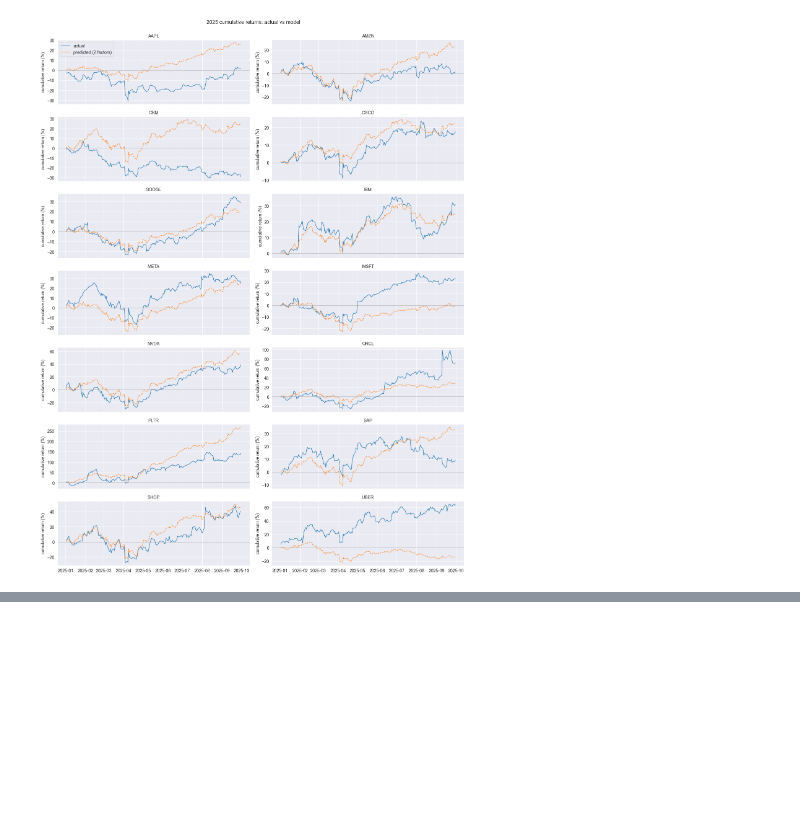
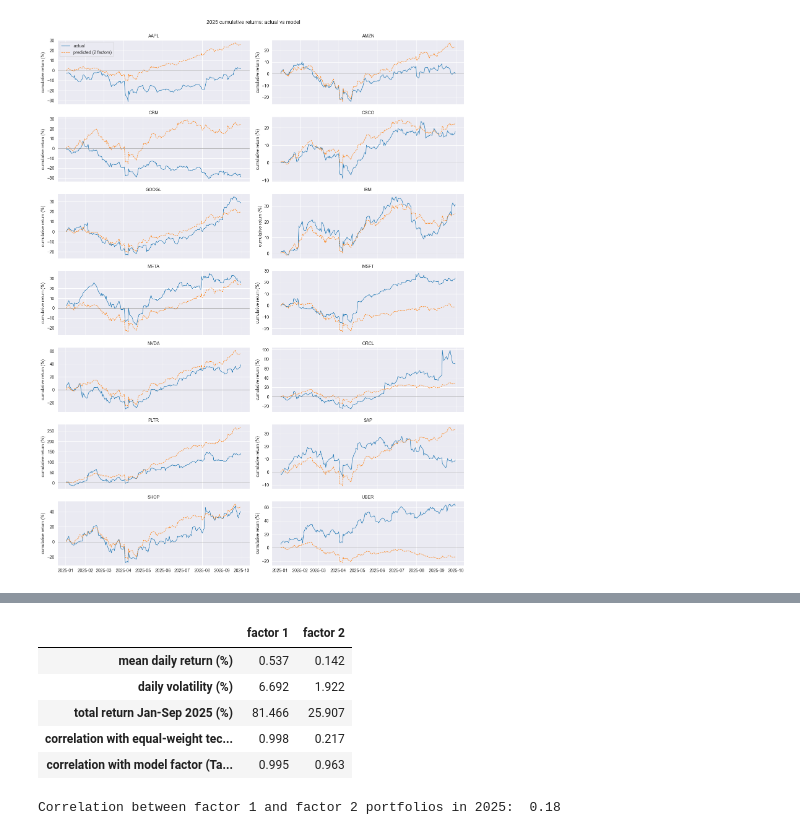
Before and after one commit to Gok-ML-AI/ARPM, a Jupyter notebook: module-01-linear-mean-covariance/Principal-Component-Analysis/pp_orincipal_component_portfolios_of_technology_stocks.ipynb, the cells around one changed output, grey strips where cells are left out. Cells and saved outputs as stored; diff of their text form; code cells hidden in the pictures; blank space fills up the shorter version.

Commit message:
Taks 4 write up - Explain, Task 5 Code

```diff
--- a/module-01-linear-mean-covariance/Principal-Component-Analysis/pp_orincipal_component_portfolios_of_technology_stocks.ipynb
+++ b/module-01-linear-mean-covariance/Principal-Component-Analysis/pp_orincipal_component_portfolios_of_technology_stocks.ipynb
@@ -770,0 +857,38 @@ My choices Explained:
+# %%
+# Daily Returns of the Factor portfolios on 2025 data
+
+# risk-free instrument: assumed ~4.2% a year (approx.  US 3-month T-bill yield in 2025)
+risk_free_rate_annual = 0.042
+risk_free_rate_daily = risk_free_rate_annual / 252
+
+# portfolio return each day = sum(weight x stock return) + (1 - sum of weights) x risk-free rate
+# 186 x 2
+stock_part = testing_returns.to_numpy() @ factor_portfolio_weights.to_numpy()
+#
+risk_free_weight = 1 - factor_portfolio_weights.sum().to_numpy()
+factor_portfolio_returns_test = pd.DataFrame(stock_part + risk_free_weight * risk_free_rate_daily,
+                                             index=testing_returns.index, columns=factor_portfolio_weights.columns)
+# Benchmark: an equal-weight portfolio of the 14 stocks ( a simple 'tech sector' index)
+equal_weight_returns_test = testing_returns.mean(axis=1)
+
+factor_portfolio_summary = pd.DataFrame({
+    'mean daily return (%)': 100 * factor_portfolio_returns_test.mean(),
+    'daily volatility (%)': 100 * factor_portfolio_returns_test.std(),
+    'total return Jan-Sep 2025 (%)': 100 * ((1 + factor_portfolio_returns_test).prod() - 1),
+    'correlation with equal-weight tech portfolio': factor_portfolio_returns_test.corrwith(equal_weight_returns_test),
+    # Check: plain-eigenvector portfolio vs model's own (volatility scaled) factor
+    'correlation with model factor (Task 4)': [np.corrcoef(factor_portfolio_returns_test.iloc[:, k],
+                                                           factor_returns_test[:, k])[0,1] for k in range(2)],
+}).round(3)
+display(factor_portfolio_summary.T)
+print()
+
+print('Correlation between factor 1 and factor 2 portfolios in 2025: ', factor_portfolio_returns_test.corr().iloc[0, 1].round(3))
+# %% [output]
+|  | factor 1 | factor 2 |
+| mean daily return (%) | 0.537 | 0.142 |
+| daily volatility (%) | 6.692 | 1.922 |
+| total return Jan-Sep 2025 (%) | 81.466 | 25.907 |
+| correlation with equal-weight tec... | 0.998 | 0.217 |
+| correlation with model factor (Ta... | 0.995 | 0.963 |
+Correlation between factor 1 and factor 2 portfolios in 2025:  0.18
```
Also changed, not shown: parts of 10 cells of this notebook.
